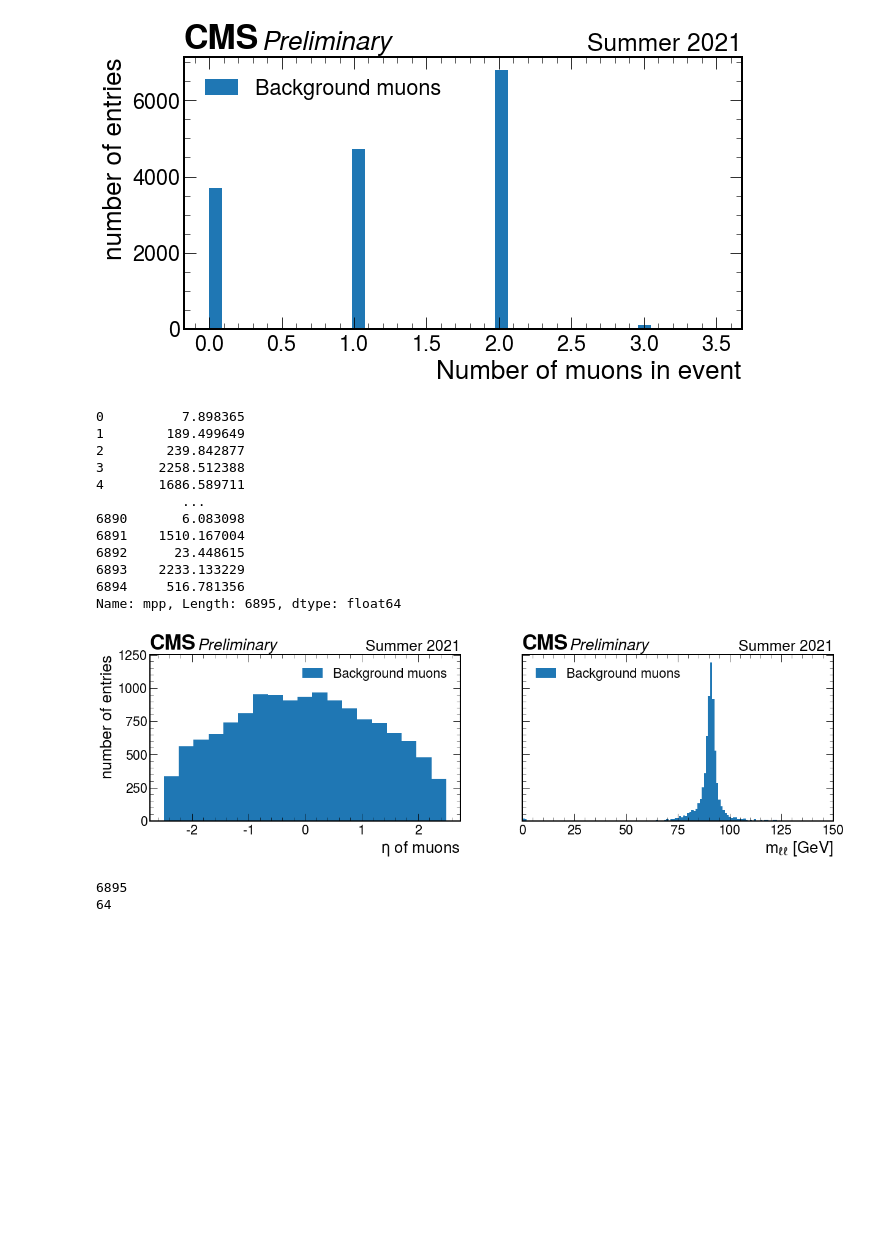
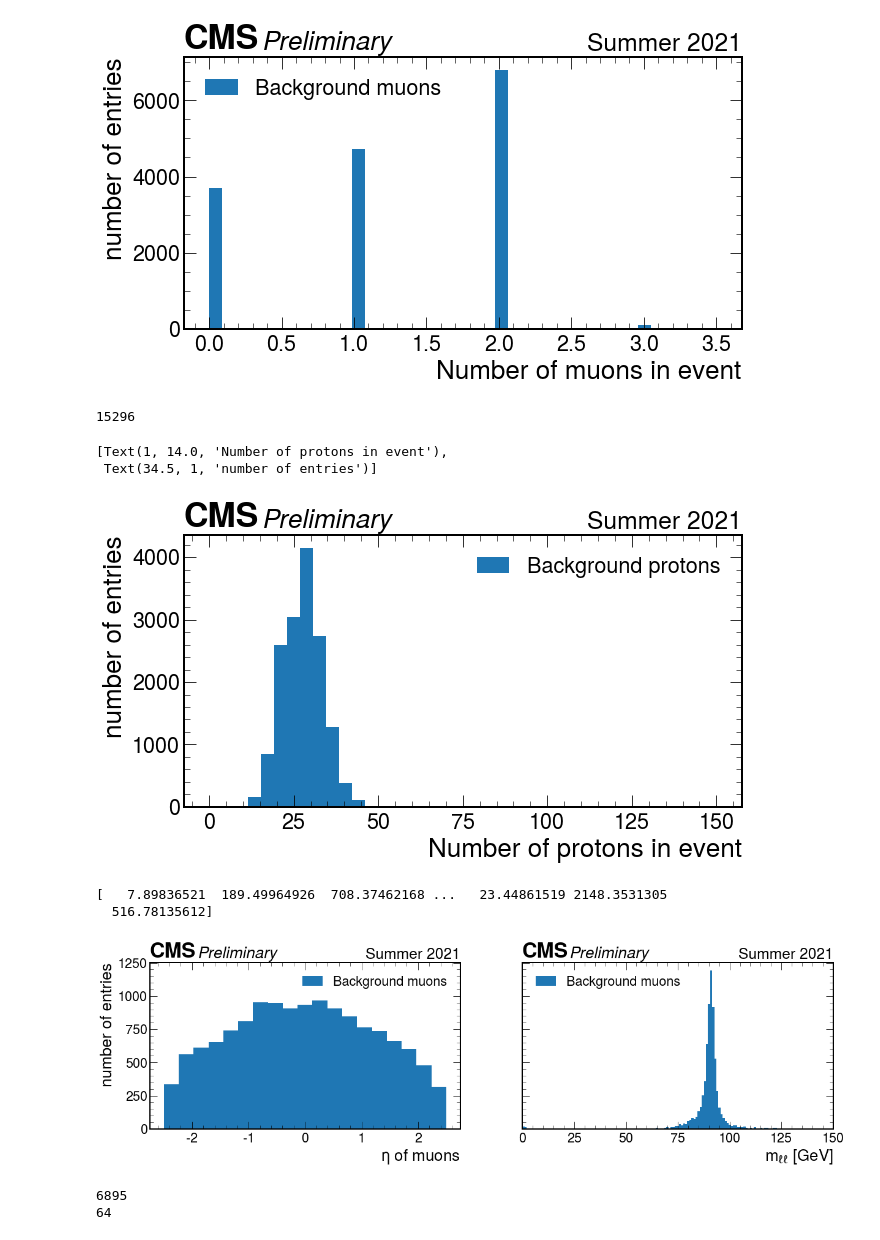
Before and after one commit to jloemker/SWAN, a Jupyter notebook: Analysis_Bg_Sig.ipynb, the cells around one changed output. Cells and saved outputs as stored; diff of their text form; code cells hidden in the pictures; blank space fills up the shorter version.

```diff
--- a/Analysis_Bg_Sig.ipynb
+++ b/Analysis_Bg_Sig.ipynb
@@ -510,8 +602,27 @@ ax.set(xlabel='Number of muons in event', ylabel='number of entries')
 15296
 [Text(1, 14.0, 'Number of muons in event'), Text(34.5, 1, 'number of entries')]
 [figure]
+# %%
+N = len(bg_protons)
+print(N)
+N_protons = []
+for i in range(N):
+    N_protons.append(len(bg_protons.genproton_pz[i]))
+
+#lets draw hisgorgam of number of muons:
+f, ax = plt.subplots(figsize=(10,5))
+plt.hist(N_protons, bins=np.linspace(0,150,40),label='Background protons')
+hep.cms.label(llabel="Preliminary", rlabel="Summer 2021", ax=ax)
+ax.legend();
+ax.set(xlabel='Number of protons in event', ylabel='number of entries')
+#plt.savefig('Week4/Bg_number_protons.png',bbox_inches='tight')
+# %% [output]
+15296
+[Text(1, 14.0, 'Number of protons in event'),
+ Text(34.5, 1, 'number of entries')]
+[figure, added]
 # %%
-print(bg_anal['mpp'])
+print(bg_anal['mpp'].values)
 f, ax = plt.subplots(1,2,figsize=(20,5),sharey=True)
 ax[0].hist(np.concatenate([bg_anal['mu1_eta'].values,bg_anal['mu2_eta'].values]),bins=np.linspace(-2.5,2.5,20), label='Background muons')
 ax[0].set(xlabel=r'$\eta$ of muons', ylabel='number of entries')
@@ -523,20 +634,10 @@ ax[1].set_xlim(0,150)
 for i in range(2):
     hep.cms.label(llabel="Preliminary", rlabel="Summer 2021", ax=ax[i])
     ax[i].legend()
-plt.savefig('AnalyseW2/bg_dimuon_analysis_corrected.png',bbox_inches='tight')
+#plt.savefig('AnalyseW2/bg_dimuon_analysis_corrected.png',bbox_inches='tight')
 # %% [output]
-0          7.898365
-1        189.499649
-2        239.842877
-3       2258.512388
-4       1686.589711
-           ...
-6890       6.083098
-6891    1510.167004
-6892      23.448615
-6893    2233.133229
-6894     516.781356
-Name: mpp, Length: 6895, dtype: float64
+[   7.89836521  189.49964926  708.37462168 ...   23.44861519 2148.3531305
+  516.78135612]
 [figure]
 # %%
 #plot mpp vs mll for pile-up and signal pairs.
```
Also changed, not shown: parts of 11 cells of this notebook.
